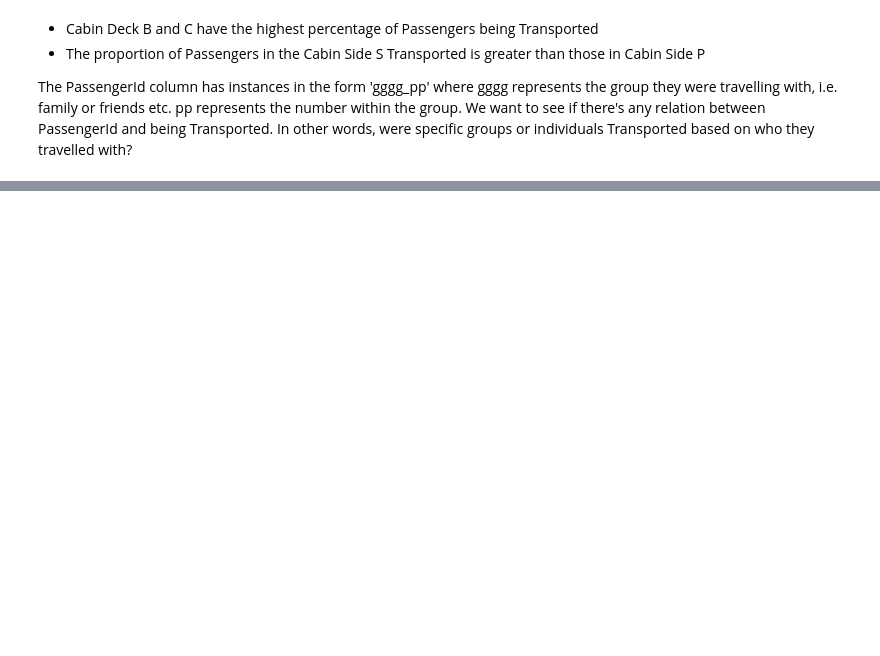
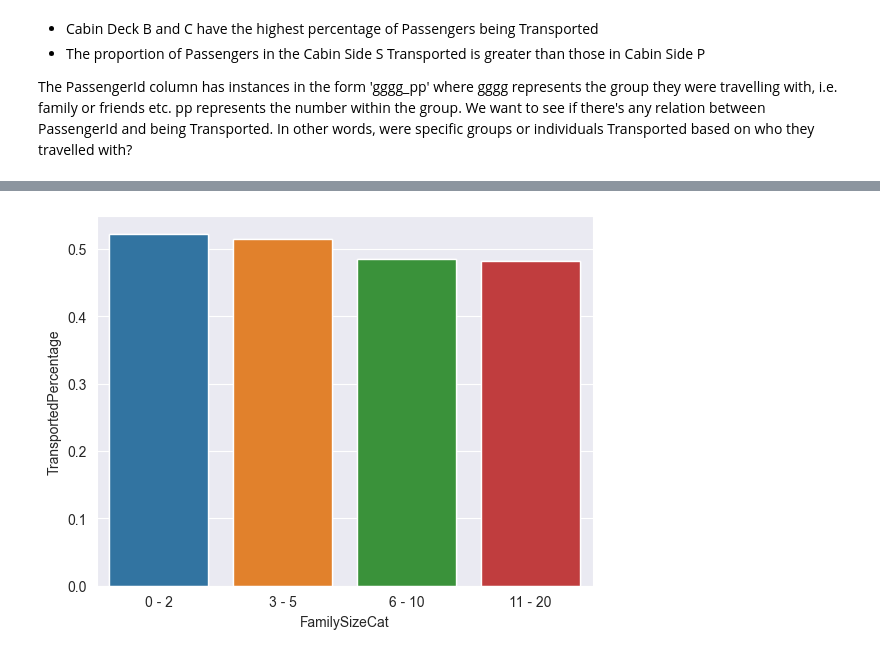
Before and after one commit to arjun-s-s/Spaceship-Titanic-Kaggle-Competition-, a Jupyter notebook: Spaceship Titanic - Random Forest Approach.ipynb, the cells around one changed output, grey strips where cells are left out. Saved outputs shown, nothing was run; the diff lists cells and outputs as text; code cells hidden in the pictures; blank space fills up the shorter version.

```diff
--- a/Spaceship Titanic - Random Forest Approach.ipynb
+++ b/Spaceship Titanic - Random Forest Approach.ipynb
@@ -355,0 +391,24 @@ xcv bcxvxvxdvvxvfvf
+# %%
+#Obtain the family name from the Name feature
+train_df_1["FamilyName"] = train_df_1["Name"].str.split(' ', expand = True)[1]
+
+#Create a new dataframe which has each family name and the number of relatives in that family.
+NoRelatives = train_df_1.groupby('FamilyName')['PassengerId'].count().reset_index()
+NoRelatives = NoRelatives.rename(columns = {"PassengerId": "NoRelatives"})
+
+train_df_1 = train_df_1.merge(NoRelatives[["FamilyName", "NoRelatives"]], how = 'left')
+
+train_df_1["FamilySizeCat"] = pd.cut(train_df_1.NoRelatives, bins = [0,2,5,10,20], labels = ['0 - 2', '3 - 5', '6 - 10', '11 - 20'])
+
+# create dataframe FamilySizeCat_Transported that has the Family Size Category and the percentage transported
+FamilySizeCat_Transported = train_df_1.groupby('FamilySizeCat').aggregate({'Transported': 'sum',
+                                                                           'PassengerId': 'size'
+                                                                           }).reset_index()
+
+FamilySizeCat_Transported['TransportedPercentage'] = FamilySizeCat_Transported['Transported'] / FamilySizeCat_Transported['PassengerId']
+
+# Visualise FamilySizeCat vs transported
+sns.barplot(x = "FamilySizeCat", y = "TransportedPercentage", data = FamilySizeCat_Transported, order = FamilySizeCat_Transported.sort_values('TransportedPercentage', ascending = False).FamilySizeCat)
+plt.show()
+# %% [output]
+[figure, added]
```
Also changed, not shown: parts of 29 cells of this notebook, 1 other file.
